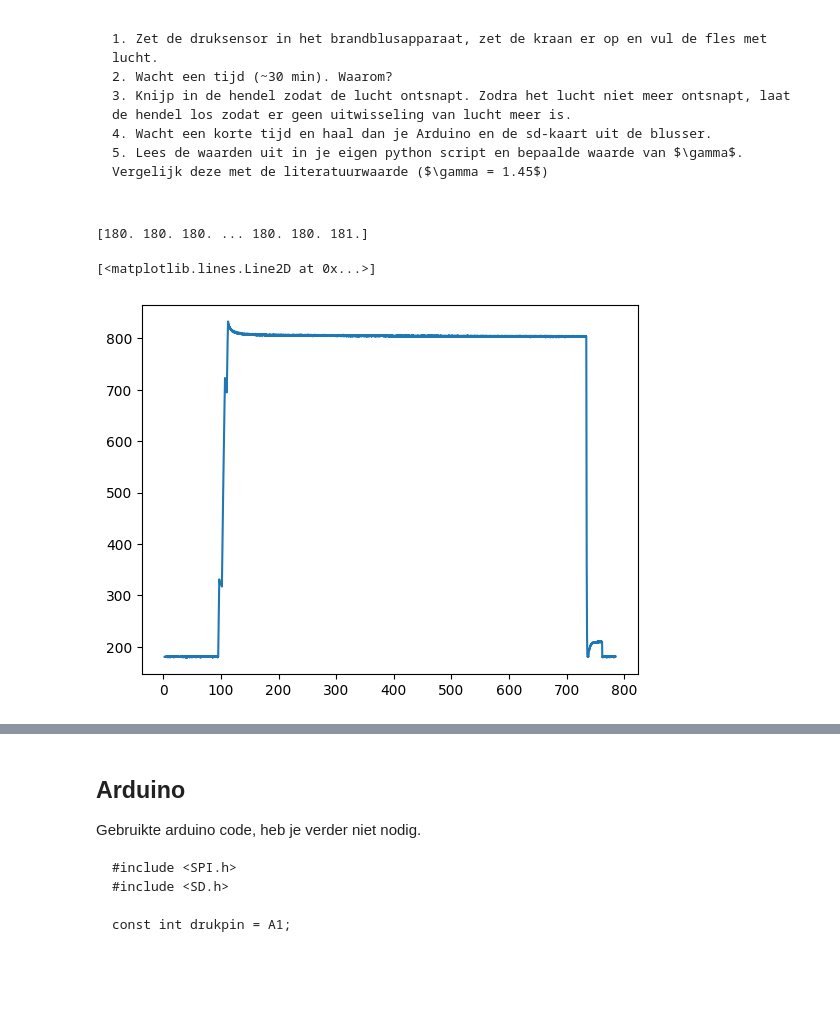
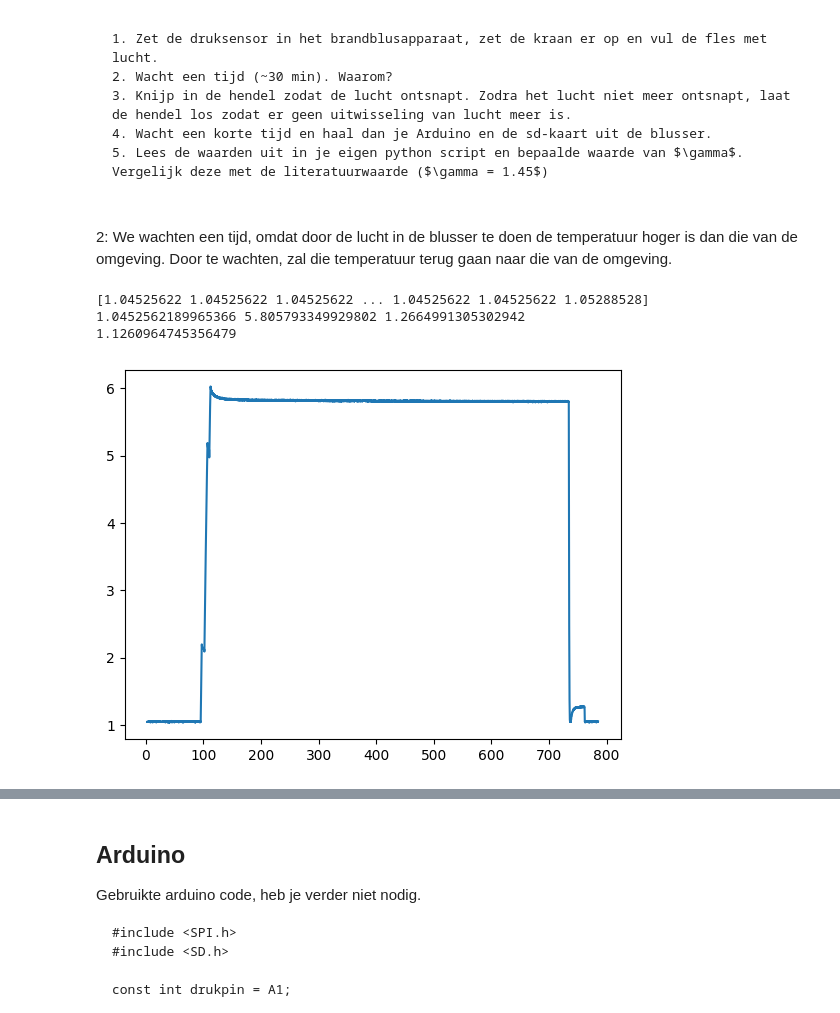
Before and after one commit to BobVill/32, a Jupyter notebook: Content/Labs/pV_diagram.ipynb, the cells around one changed output, grey strips where cells are left out. Saved outputs shown, nothing was run; the diff lists cells and outputs as text; code cells hidden in the pictures; blank space fills up the shorter version.

```diff
--- a/Content/Labs/pV_diagram.ipynb
+++ b/Content/Labs/pV_diagram.ipynb
@@ -43,3 +43,5 @@ $$
 3. Knijp in de hendel zodat de lucht ontsnapt. Zodra het lucht niet meer ontsnapt, laat de hendel los zodat er geen uitwisseling van lucht meer is.
 4. Wacht een korte tijd en haal dan je Arduino en de sd-kaart uit de blusser.
 5. Lees de waarden uit in je eigen python script en bepaalde waarde van $\gamma$. Vergelijk deze met de literatuurwaarde ($\gamma = 1.45$)
+# %% [markdown]
+2: We wachten een tijd, omdat door de lucht in de blusser te doen de temperatuur hoger is dan die van de omgeving. Door te wachten, zal die temperatuur terug gaan naar die van de omgeving.
@@ -46,14 +52,29 @@ $$
 # %%
 data1=np.loadtxt('DATA.CSV', unpack=True, delimiter=',', skiprows=1)
 tijd=data1[0]/1000
-druk=data1[1]
+a= 0.007629065914957156 #bar per bit
+b= 0.32797564569575144 #systematische fout, beide gevonden in druk sensor ijken
+
+druk=data1[1] * a -b #de geijkte waarde in bar
 print(druk)
 
 plt.plot(tijd, druk)
+
+patm_1 = data1[1,500] * a - b #gekeken in de plot welk punt de data van de atmosfeer zou geven
+p1_1 = data1[1,7000] * a-b #gekeken in de plot welk punt de data P1 zou geven
+p3_1 = data1[1,7550] * a-b #aangezien p3 best klein is, gekeken in de data zelf welk punt de data van P3 geeft
+print(patm_1,p1_1,p3_1)
+
+def gamma_berekenen(atmosfeer,p1,p3):
+    return (np.log(p1)-np.log(atmosfeer))/(np.log(p1)-np.log(p3)) #np.log geeft een ln
+
+gamma_1 = gamma_berekenen(patm_1,p1_1,p3_1)
+print (gamma_1)
 # %% [output]
-[180. 180. 180. ... 180. 180. 181.]
+[1.04525622 1.04525622 1.04525622 ... 1.04525622 1.04525622 1.05288528]
+1.0452562189965366 5.805793349929802 1.2664991305302942
+1.1260964745356479
-[<matplotlib.lines.Line2D at 0x...>]
-[figure, old version]
+[figure, new version]
 # %%
 data2=np.loadtxt('DATA2.CSV', unpack=True, delimiter=',', skiprows=1)
 tijd2=data2[0]/1000
```
Also changed, not shown: parts of 5 cells of this notebook.
